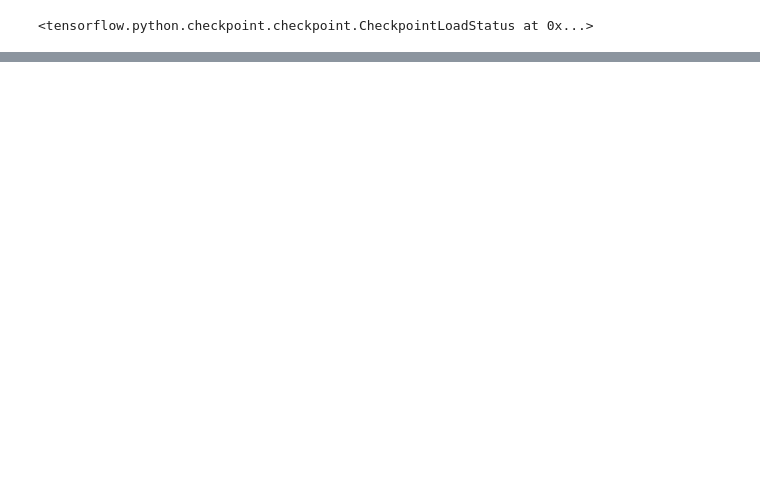
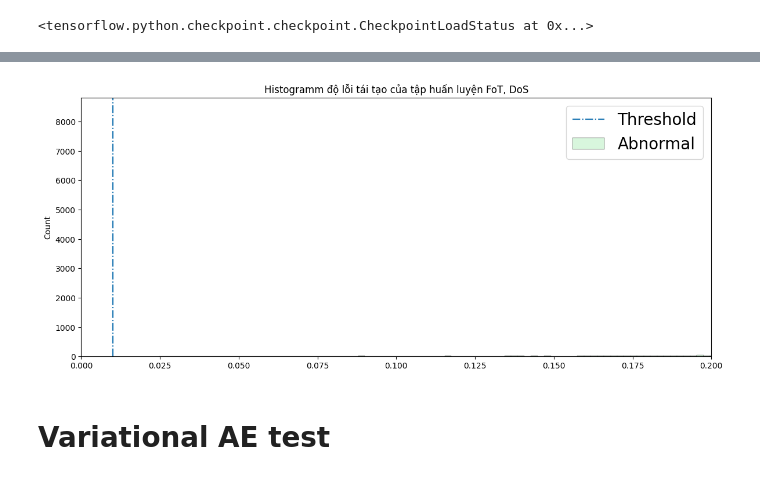
Before and after one commit to DoHaiSon/DAE-MLP, a Jupyter notebook: AE.ipynb, the cells around one changed output, grey strips where cells are left out. Saved outputs shown, nothing was run; the diff lists cells and outputs as text; code cells hidden in the pictures; blank space fills up the shorter version.

```diff
--- a/AE.ipynb
+++ b/AE.ipynb
@@ -242,0 +236,3 @@ model.compile(optimizer, loss_fn)
+# %%
+model_path = 'Model/AE_500.model'
+model.load_weights(model_path)
@@ -243,2 +268,15 @@ model.compile(optimizer, loss_fn)
+# %%
+model.compile(
+    optimizer=keras.optimizers.Adam(learning_rate=0.001),
+    loss={'decoder_output': 'mse', 'classifier_output': 'binary_crossentropy'},
+    #loss_weights={'decoder_output': 1, 'classifier_output': 1.5},
+    metrics={'classifier_output': 'accuracy'}
+)
 # %%
-model.fit(Train_nor['data'], Train_nor['data'], batch_size=64, epochs=200, shuffle=True)
+model.fit(
+    x=Train_labeled,
+    y={'decoder_output': Train_labeled, 'classifier_output': Labeled},
+    batch_size=64,
+    epochs=200,
+    shuffle=True
+)
@@ -580,0 +417,3 @@ print(accuracy3)
+# %%
+DoS_re = model.get_reconstruction_error(Train_DoSGas['data'], batch_size=10000)
+anomaly_DoS = DoS_re * 0.5 + 0.5 * model.get_classifier_prob(Train_DoSGas['data'],batch_size=10000)
@@ -580,0 +684,15 @@ print(accuracy3)
+# %%
+import seaborn as sns
+fig, ax = plt.subplots(figsize=(12, 5))
+#sns.histplot(data=anomaly_scores_nor, label='Normal', kde=False, ax=ax, color='#330C2F')
+sns.histplot(data=anomaly_DoS, label='Abnormal', kde=False, ax=ax, color='#CBF3D2')
+ax.axvline(0.01, ls='-.', label='Threshold')
+ax.legend(loc='best', fontsize=20)
+ax.set_xlim([0, 0.2])
+fig.tight_layout()
+plt.title('Histogramm độ lỗi tái tạo của tập huấn luyện FoT, DoS')
+plt.show()
+# %% [output]
+[figure, added]
+# %% [markdown]
+# Variational AE test
```
Also changed, not shown: parts of 90 cells of this notebook.
